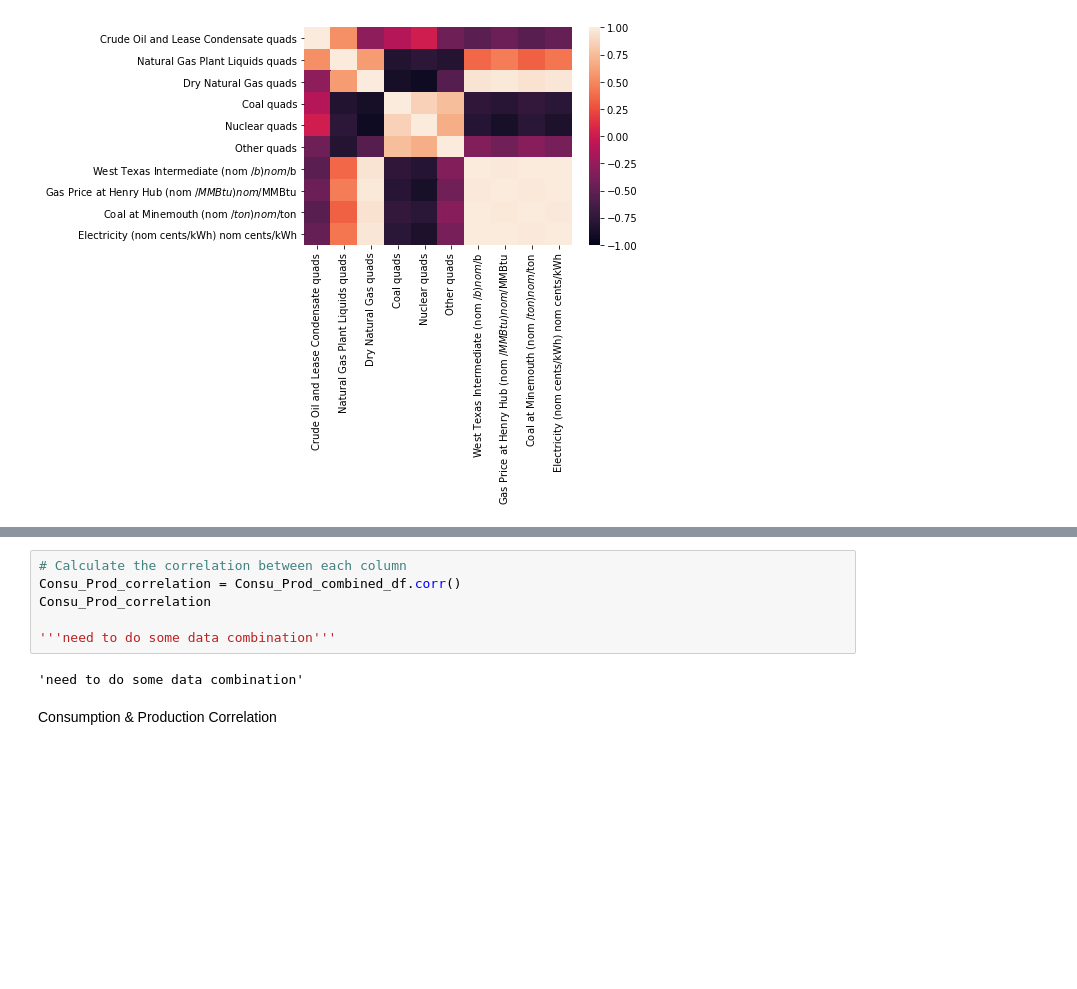
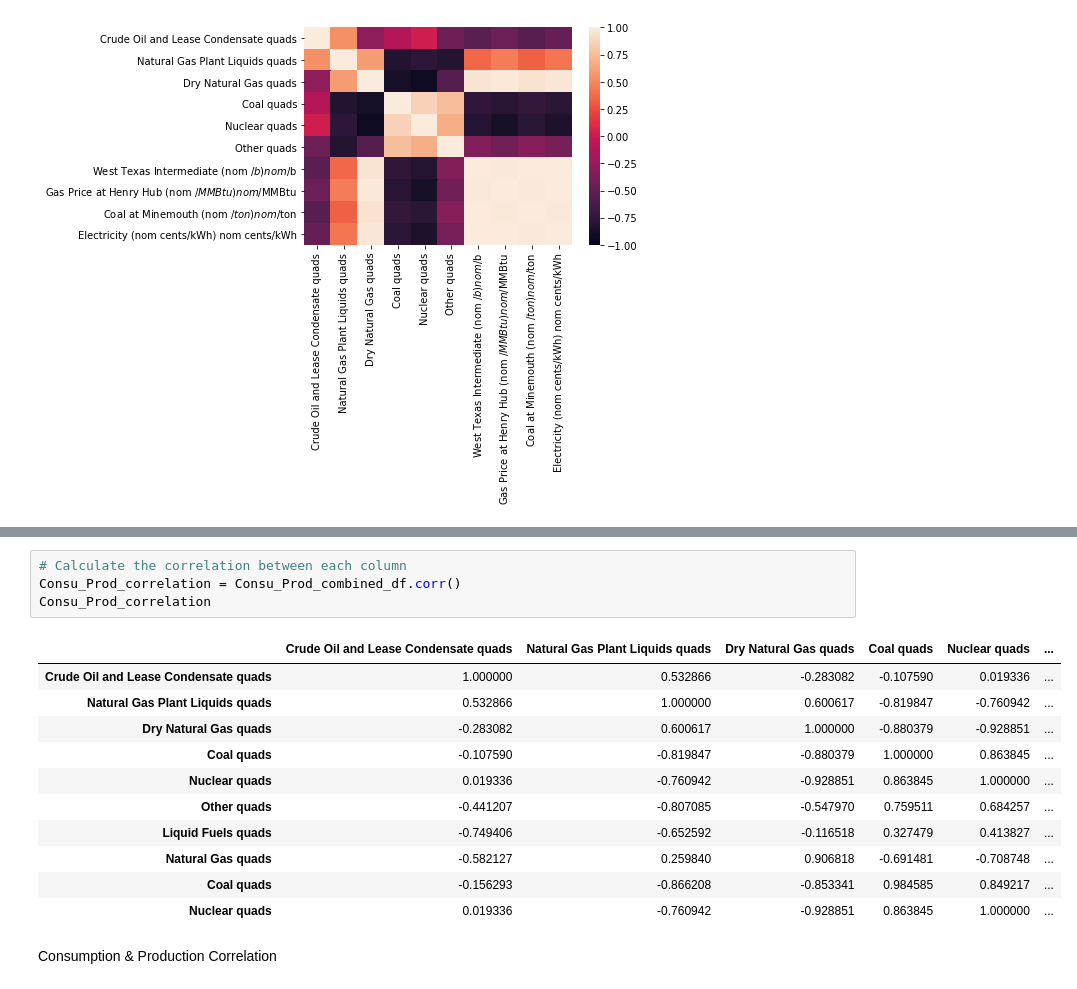
Before and after one commit to Laanu/Class_Project_Energy, a Jupyter notebook: notebooks/Correlation_laanu.ipynb, the cells around one changed output, grey strips where cells are left out. Saved outputs shown, nothing was run; the diff lists cells and outputs as text; blank space fills up the shorter version.

```diff
--- a/notebooks/Correlation_laanu.ipynb
+++ b/notebooks/Correlation_laanu.ipynb
@@ -215,11 +237,19 @@ sns.heatmap(Consu_Price_correlation, vmin=-1, vmax=1)
 # %%
 # Calculate the correlation between each column
 Consu_Prod_correlation = Consu_Prod_combined_df.corr()
 Consu_Prod_correlation
-
-'''need to do some data combination'''
 # %% [output]
-'need to do some data combination'
+|  | Crude Oil and Lease Condensate quads | Natural Gas Plant Liquids quads | Dry Natural Gas quads | Coal quads | Nuclear quads | ... |
+| Crude Oil and Lease Condensate quads | 1.000000 | 0.532866 | -0.283082 | -0.107590 | 0.019336 | ... |
+| Natural Gas Plant Liquids quads | 0.532866 | 1.000000 | 0.600617 | -0.819847 | -0.760942 | ... |
+| Dry Natural Gas quads | -0.283082 | 0.600617 | 1.000000 | -0.880379 | -0.928851 | ... |
+| Coal quads | -0.107590 | -0.819847 | -0.880379 | 1.000000 | 0.863845 | ... |
+| Nuclear quads | 0.019336 | -0.760942 | -0.928851 | 0.863845 | 1.000000 | ... |
+| Other quads | -0.441207 | -0.807085 | -0.547970 | 0.759511 | 0.684257 | ... |
+| Liquid Fuels quads | -0.749406 | -0.652592 | -0.116518 | 0.327479 | 0.413827 | ... |
+| Natural Gas quads | -0.582127 | 0.259840 | 0.906818 | -0.691481 | -0.708748 | ... |
+| Coal quads | -0.156293 | -0.866208 | -0.853341 | 0.984585 | 0.849217 | ... |
+| Nuclear quads | 0.019336 | -0.760942 | -0.928851 | 0.863845 | 1.000000 | ... |
 # %% [markdown]
 Consumption & Production Correlation
 # %%
```
Also changed, not shown: parts of 5 cells of this notebook, 2 other files.
